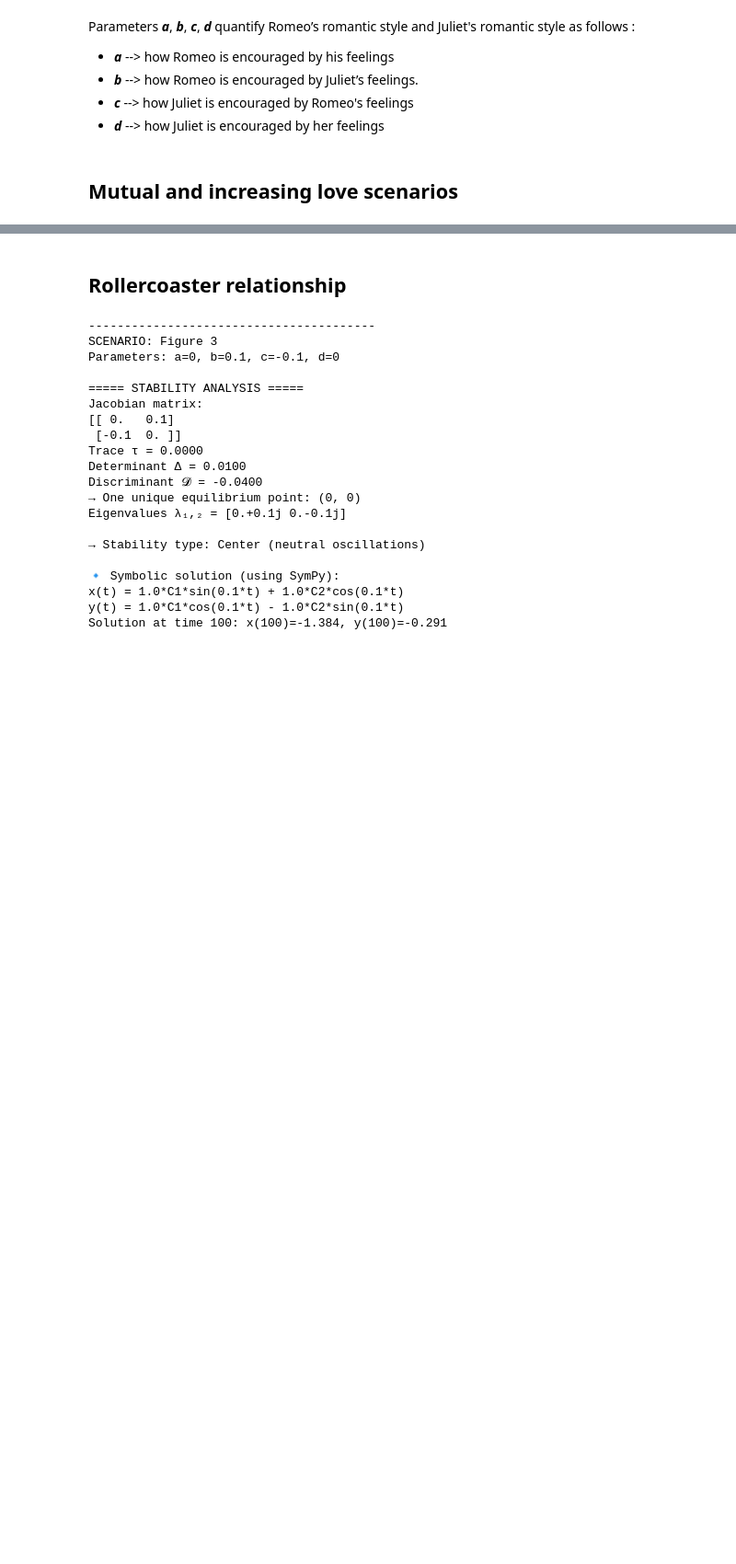
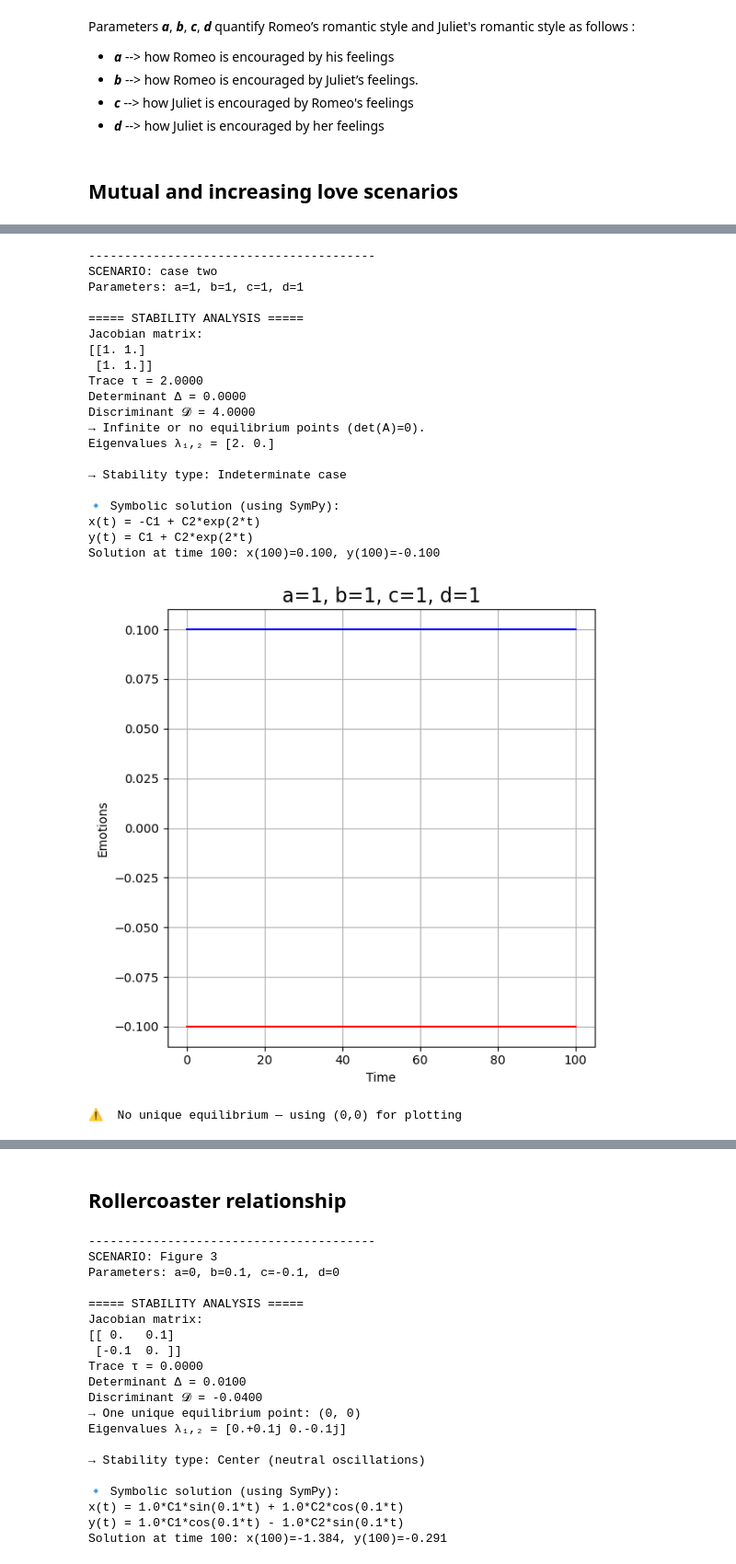
Before and after one commit to leaponsi/Psycho-Affective_Stability, a Jupyter notebook: mathmodelingproject.ipynb, the cells around one changed output, grey strips where cells are left out. Shown at 92% size. Drawn from its saved outputs; the diff is of its cells as text; code cells hidden in the pictures; blank space fills up the shorter version.

Commit message:
Add a plot

```diff
--- a/mathmodelingproject.ipynb
+++ b/mathmodelingproject.ipynb
@@ -355,0 +356,31 @@ Solution at time 100: x(100)=710960775777117947007174044598893410460535078272825
+# %%
+scenarios = {
+    "case two": (1, 1, 1, 1)
+    }
+
+# Run them all
+for name, params in scenarios.items():
+    run_scenario(name, *params, x0=0.1, y0=-0.1)
+# %% [output]
+----------------------------------------
+SCENARIO: case two
+Parameters: a=1, b=1, c=1, d=1
+
+===== STABILITY ANALYSIS =====
+Jacobian matrix:
+[[1. 1.]
+ [1. 1.]]
+Trace τ = 2.0000
+Determinant Δ = 0.0000
+Discriminant 𝓓 = 4.0000
+→ Infinite or no equilibrium points (det(A)=0).
+Eigenvalues λ₁,₂ = [2. 0.]
+
+→ Stability type: Indeterminate case
+
+🔹 Symbolic solution (using SymPy):
+x(t) = -C1 + C2*exp(2*t)
+y(t) = C1 + C2*exp(2*t)
+Solution at time 100: x(100)=0.100, y(100)=-0.100
+[figure, added]
+⚠  No unique equilibrium — using (0,0) for plotting
```
Also changed, not shown: parts of 2 cells of this notebook.
